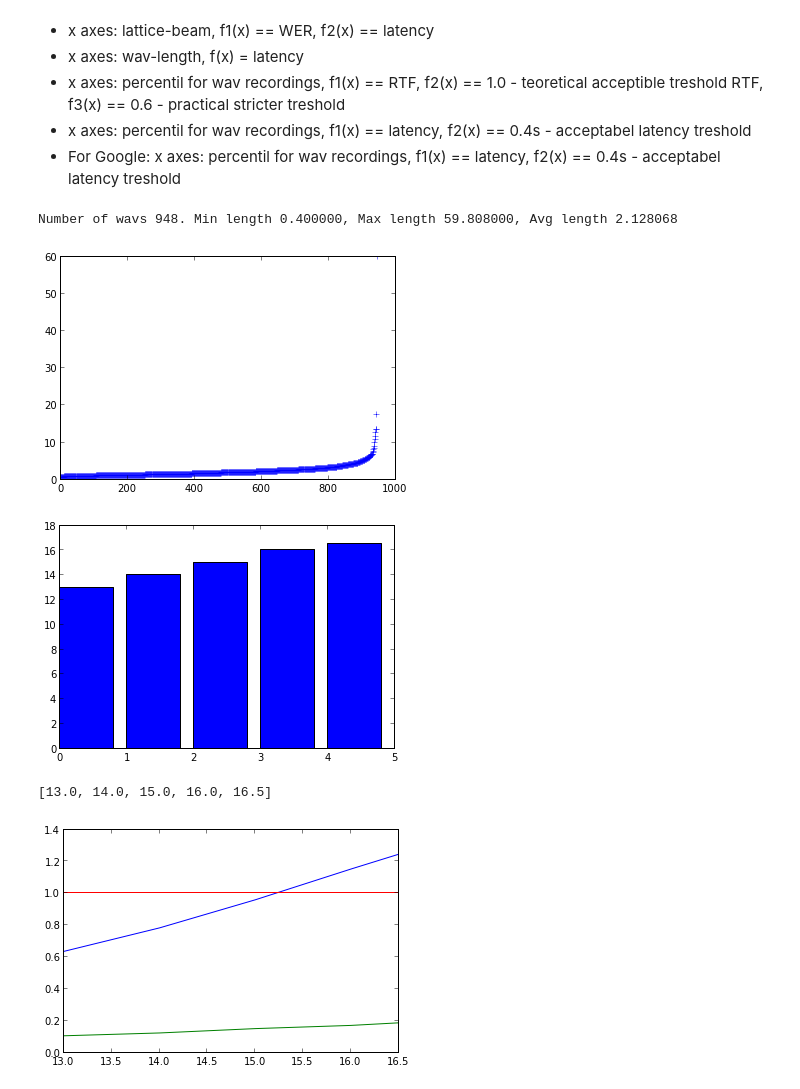
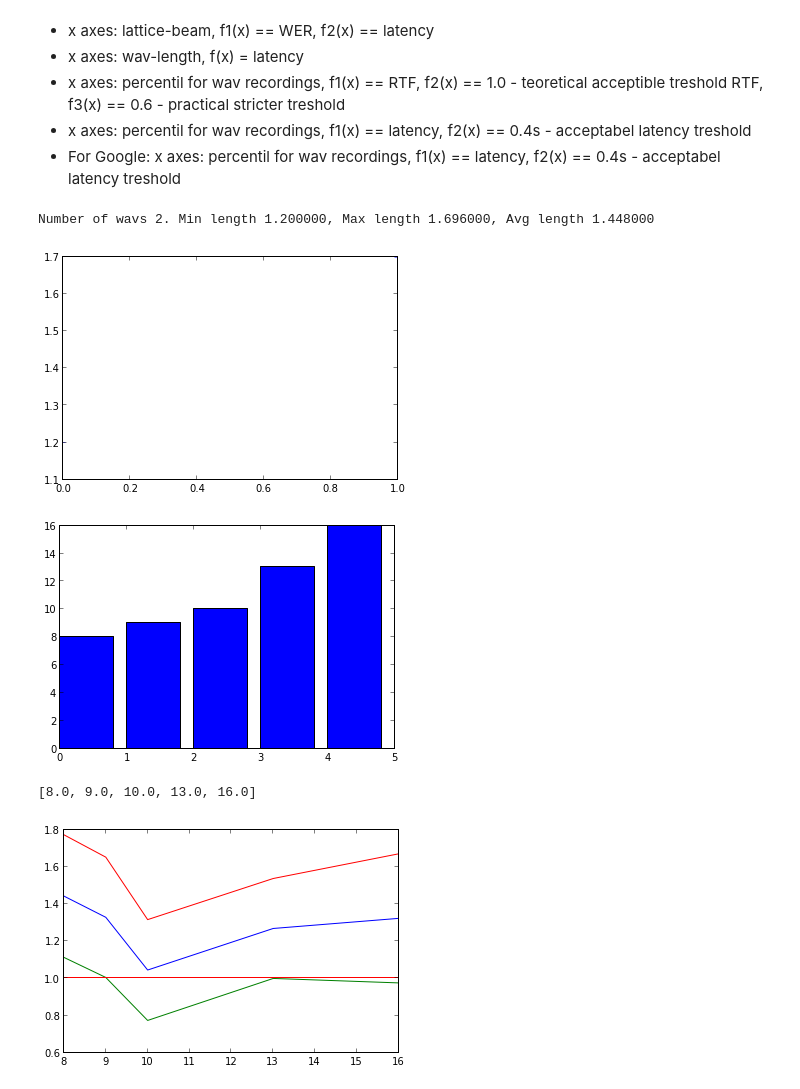
Before and after one commit to oplatek/pykaldi-eval, a Jupyter notebook: Pykaldi-evaluation.ipynb, the cells around one changed output. Drawn from its saved outputs; the diff is of its cells as text; code cells hidden in the pictures.

```diff
--- a/Pykaldi-evaluation.ipynb
+++ b/Pykaldi-evaluation.ipynb
@@ -23,7 +23,7 @@ UserRecord = namedtuple('UserRecord',
 
 
 # with open('./records4_pickled.log', 'r') as r:
-with open('./k53s_wer16_lb_b_max_picked.txt', 'r') as r:
+with open('./test', 'r') as r:
     sys_time_r = pickle.load(r)
     user_time_r = pickle.load(r)
 
@@ -59,32 +59,32 @@ pl.bar(range(len(beam_range)), beam_range)
 pl.show()
 print beam_range
 # %% [output]
-Number of wavs 948. Min length 0.400000, Max length 59.808000, Avg length 2.128068
+Number of wavs 2. Min length 1.200000, Max length 1.696000, Avg length 1.448000
-[figure, old version]
+[figure, new version]
-[figure, old version]
+[figure, new version]
-[13.0, 14.0, 15.0, 16.0, 16.5]
+[8.0, 9.0, 10.0, 13.0, 16.0]
 # %%
-lat_beam, max_active = lat_beam_range[2], max_active_range[2]
+lat_beam, max_active = lat_beam_range[0], max_active_range[0]
 minf, avgf, maxf, werl = [], [], [], []
 for beam in beam_range:
     forwardrtf = [ rec.forwardlen / float(rec.wav_len) for rec in user_time_r if rec.beam == beam and rec.lattice_beam == lat_beam
                     and rec.max_active == max_active]
     wers = [ cwer(rec.ins, rec.dl, rec.sub, rec.refer_words) for rec in sys_time_r if rec.beam == beam and rec.lattice_beam == lat_beam
                     and rec.max_active == max_active]
     assert len(wers) == 1, 'wer is computed for each setting on all utterances at once-> 1 value'
     werl.append(wers[0])
     minf.append(min(forwardrtf))
     avgf.append(sum(forwardrtf) / float(len(forwardrtf)))
-    maxf.append(max(forwardlen))
+    maxf.append(max(forwardrtf))
 werl = [100.0 * w for w in werl]  # TODO DEBUG add scale for wer
 #pl.plot(beam_range, werl, 'y')
 pl.plot(beam_range, minf, 'g')
 pl.plot(beam_range, avgf, 'b')
 pl.plot(beam_range, [1.0] * len(beam_range), 'r')
-#pl.plot(beam_range, maxf, 'r')
+pl.plot(beam_range, maxf, 'r')
 pl.show()
 # %% [output]
-[figure, old version]
+[figure, new version]
 # %%
 beam, max_active = beam_range[2], max_active_range[0]
 minb, avgb, maxb, werl = [], [], [], []
```
Also changed, not shown: parts of 4 cells of this notebook, 1 other file.
